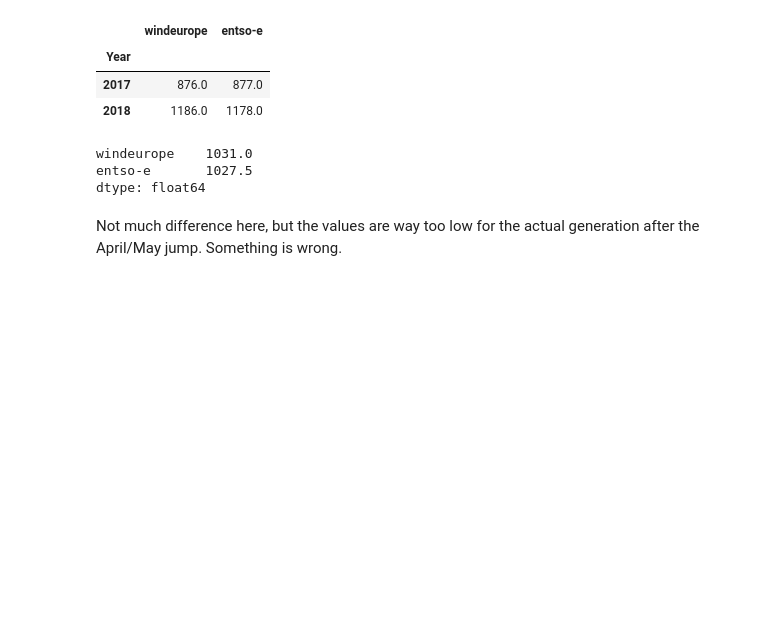
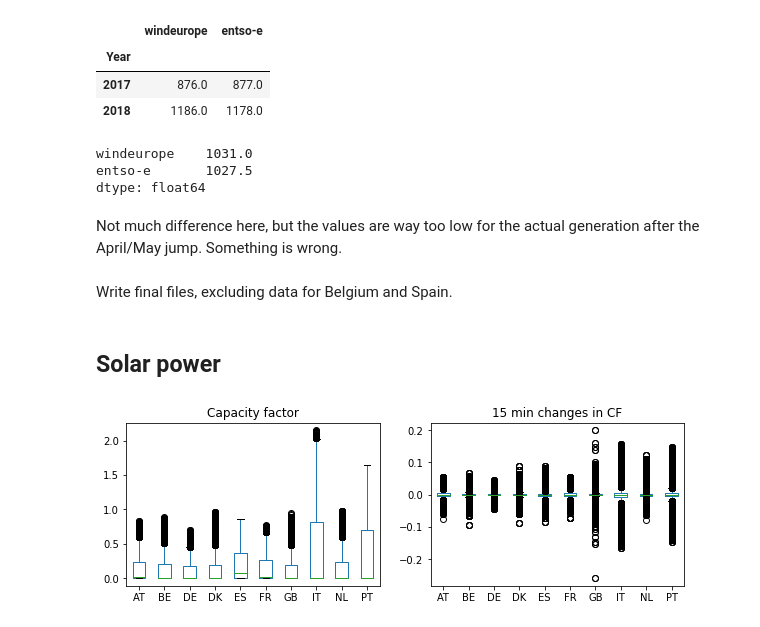
Before and after one commit to vttresearch/windtask25-timeseries, a Jupyter notebook: notebooks/04-analyze-data.ipynb, the cells around one changed output. Saved outputs shown, nothing was run; the diff lists cells and outputs as text; code cells hidden in the pictures; blank space fills up the shorter version.

```diff
--- a/notebooks/04-analyze-data.ipynb
+++ b/notebooks/04-analyze-data.ipynb
@@ -103,3 +117,5 @@ entso-e       1027.5
 dtype: float64
 # %% [markdown]
 Not much difference here, but the values are way too low for the actual generation after the April/May jump. Something is wrong.
+# %% [markdown]
+Write final files, excluding data for Belgium and Spain.
@@ -105,0 +124,7 @@ Not much difference here, but the values are way too low for the actual generati
+# %% [markdown]
+## Solar power
+# %%
+cf_solar = load_cf_data('Solar')
+plot_cf_statistics(cf_solar);
+# %% [output]
+[figure, added]
```
Also changed, not shown: parts of 18 cells of this notebook, 2 other files.
